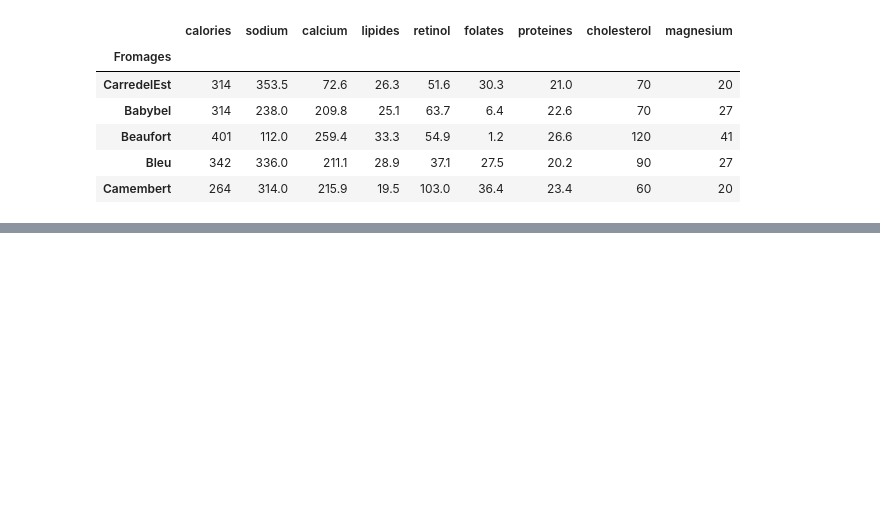
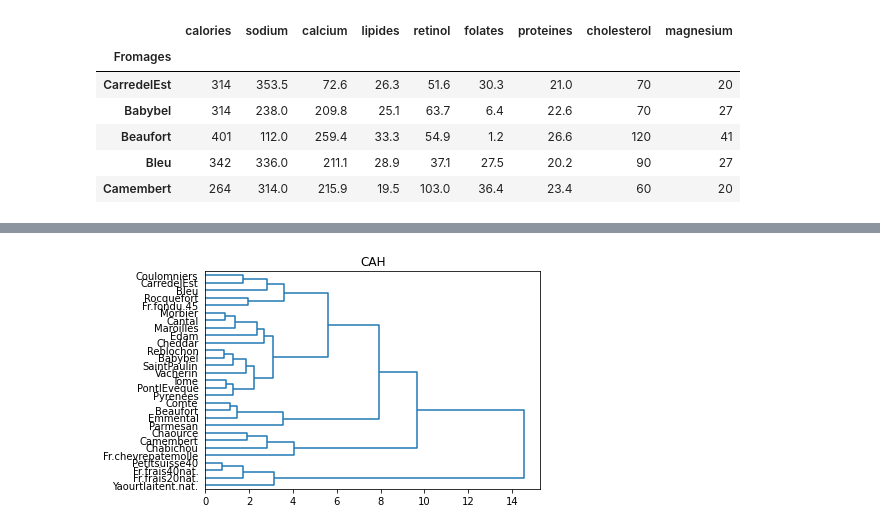
Before and after one commit to NoraYoussefi/cheese_clustering, a Jupyter notebook: Untitled.ipynb, the cells around one changed output, grey strips where cells are left out. Drawn from its saved outputs; the diff is of its cells as text; code cells hidden in the pictures; blank space fills up the shorter version.

```diff
--- a/Untitled.ipynb
+++ b/Untitled.ipynb
@@ -17,0 +65,3 @@ fromage.head()
+# %%
+#supprimer leslignes doublants
+fromage.drop_duplicates(inplace=True)
@@ -17,0 +70,6 @@ fromage.head()
+# %%
+#centrage réduction des données
+# normalisation
+from sklearn import preprocessing
+fromage_cr = preprocessing.scale(fromage)
+fromage_cr
@@ -17,0 +98,10 @@ fromage.head()
+# %%
+#générer la matrice des liens
+Z = linkage(fromage_cr,method='ward',metric='euclidean')
+# %%
+#affichage du dendrogramme
+plt.title("CAH")
+dendrogram(Z,labels=fromage.index,orientation='right',color_threshold=0)
+plt.show()
+# %% [output]
+[figure, added]
```
Also changed, not shown: parts of 35 cells of this notebook.
